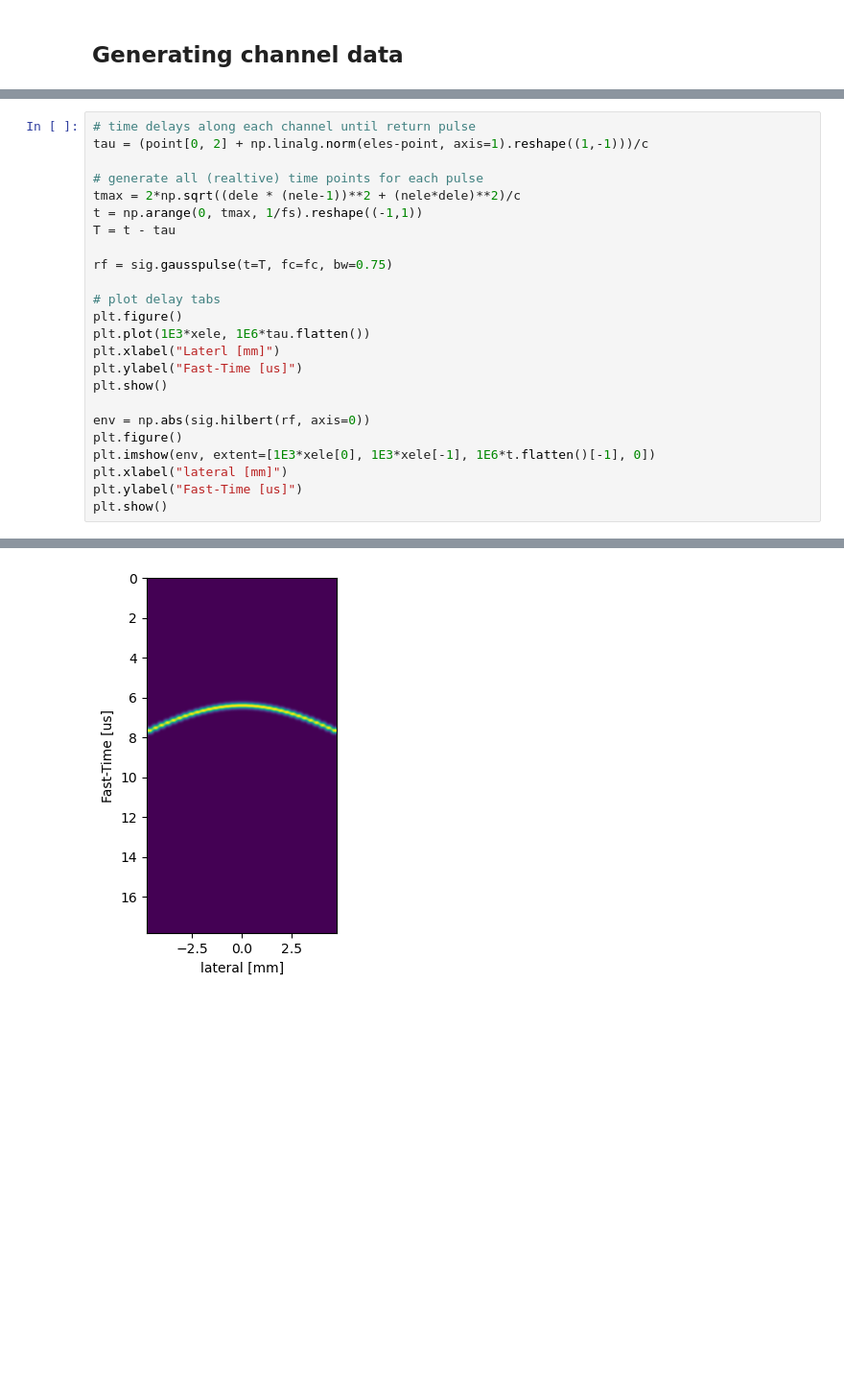
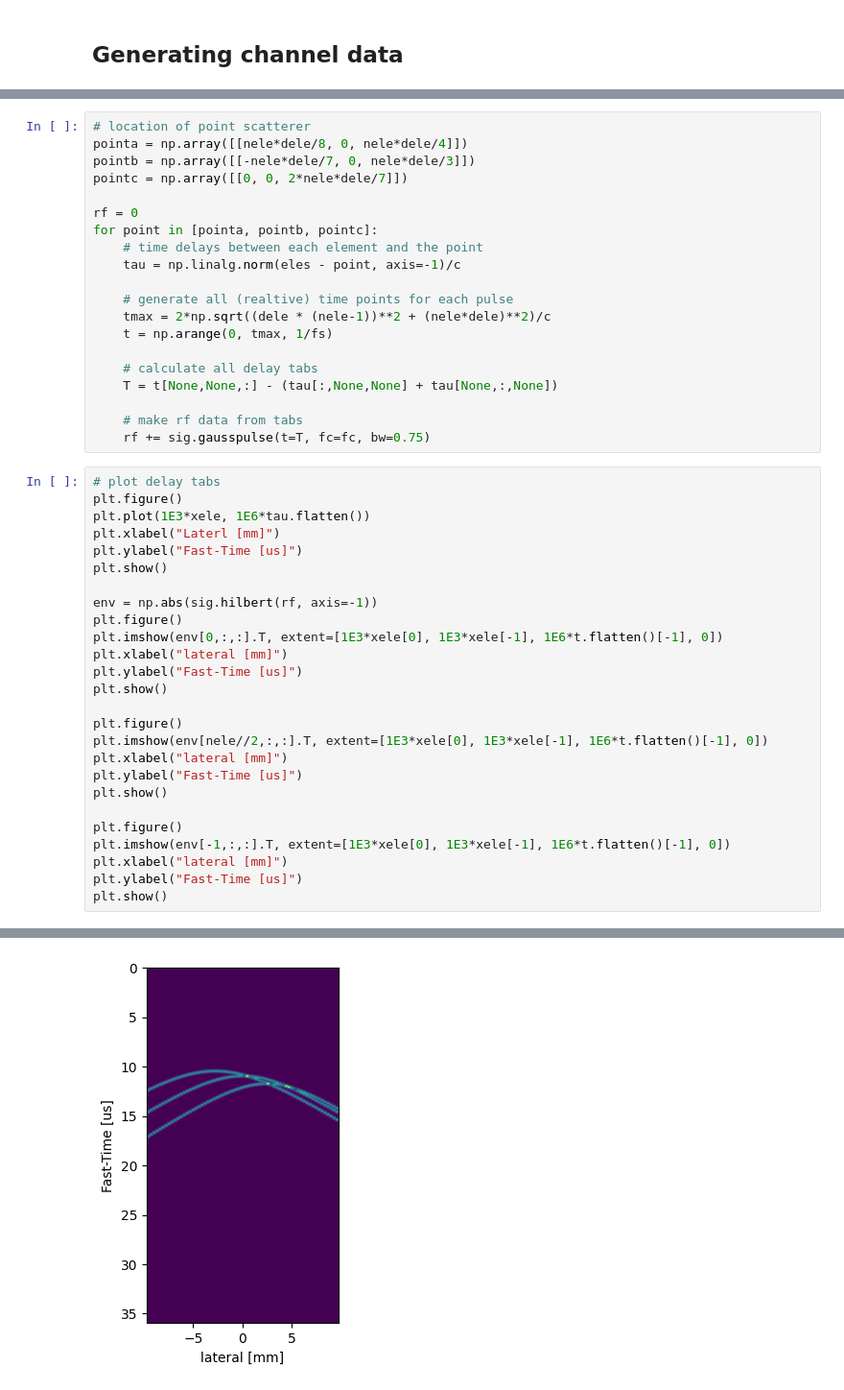
Before and after one commit to wewightman/pycbf, a Jupyter notebook: examples/test_notebook.ipynb, the cells around one changed output, grey strips where cells are left out. Shown at 96% size. Drawn from its saved outputs; the diff is of its cells as text; blank space fills up the shorter version.

```diff
--- a/examples/test_notebook.ipynb
+++ b/examples/test_notebook.ipynb
@@ -39,14 +37,24 @@ grid = np.array([Xgrid.flatten(), Ygrid.flatten(), Zgrid.flatten()]).T
+# %%
+# location of point scatterer
+pointa = np.array([[nele*dele/8, 0, nele*dele/4]])
+pointb = np.array([[-nele*dele/7, 0, nele*dele/3]])
+pointc = np.array([[0, 0, 2*nele*dele/7]])
+
+rf = 0
+for point in [pointa, pointb, pointc]:
+    # time delays between each element and the point
+    tau = np.linalg.norm(eles - point, axis=-1)/c
+
+    # generate all (realtive) time points for each pulse
+    tmax = 2*np.sqrt((dele * (nele-1))**2 + (nele*dele)**2)/c
+    t = np.arange(0, tmax, 1/fs)
+
+    # calculate all delay tabs
+    T = t[None,None,:] - (tau[:,None,None] + tau[None,:,None])
+
+    # make rf data from tabs
+    rf += sig.gausspulse(t=T, fc=fc, bw=0.75)
 # %%
-# time delays along each channel until return pulse
-tau = (point[0, 2] + np.linalg.norm(eles-point, axis=1).reshape((1,-1)))/c
-
-# generate all (realtive) time points for each pulse
-tmax = 2*np.sqrt((dele * (nele-1))**2 + (nele*dele)**2)/c
-t = np.arange(0, tmax, 1/fs).reshape((-1,1))
-T = t - tau
-
-rf = sig.gausspulse(t=T, fc=fc, bw=0.75)
-
 # plot delay tabs
 plt.figure()
 plt.plot(1E3*xele, 1E6*tau.flatten())
@@ -54,10 +62,22 @@ plt.xlabel("Laterl [mm]")
 plt.ylabel("Fast-Time [us]")
 plt.show()
 
-env = np.abs(sig.hilbert(rf, axis=0))
+env = np.abs(sig.hilbert(rf, axis=-1))
 plt.figure()
-plt.imshow(env, extent=[1E3*xele[0], 1E3*xele[-1], 1E6*t.flatten()[-1], 0])
+plt.imshow(env[0,:,:].T, extent=[1E3*xele[0], 1E3*xele[-1], 1E6*t.flatten()[-1], 0])
 plt.xlabel("lateral [mm]")
 plt.ylabel("Fast-Time [us]")
 plt.show()
+
+plt.figure()
+plt.imshow(env[nele//2,:,:].T, extent=[1E3*xele[0], 1E3*xele[-1], 1E6*t.flatten()[-1], 0])
+plt.xlabel("lateral [mm]")
+plt.ylabel("Fast-Time [us]")
+plt.show()
+
+plt.figure()
+plt.imshow(env[-1,:,:].T, extent=[1E3*xele[0], 1E3*xele[-1], 1E6*t.flatten()[-1], 0])
+plt.xlabel("lateral [mm]")
+plt.ylabel("Fast-Time [us]")
+plt.show()
 # %% [output]
@@ -65 +85 @@ plt.show()
-[figure, old version]
+[figure, new version]
```
Also changed, not shown: parts of 14 cells of this notebook, 11 other files.
